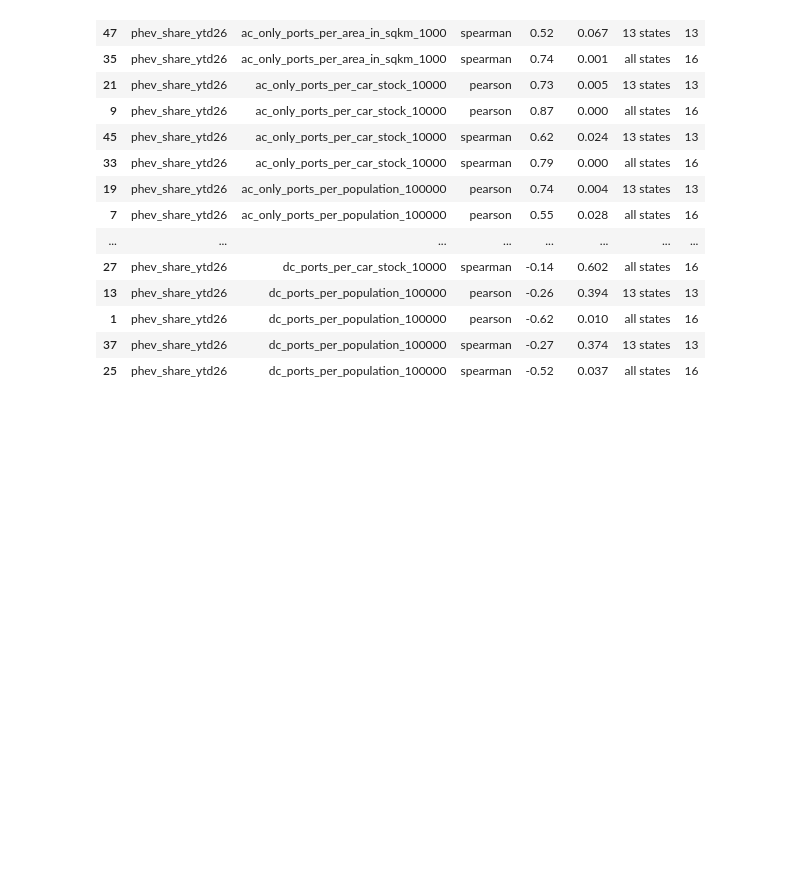
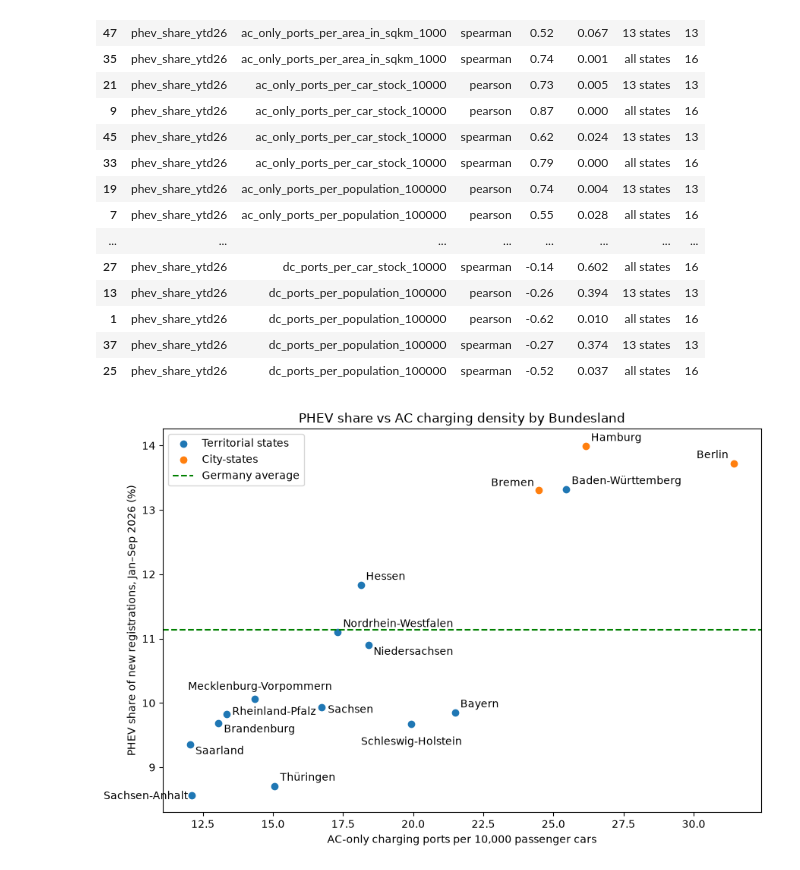
Before and after one commit to cankale/bmw-electric-vehicle-market-analysis, a Jupyter notebook: src/03_regional_analysis.ipynb, the cells around one changed output. Cells and saved outputs as stored; diff of their text form; code cells hidden in the pictures; blank space fills up the shorter version.

Commit message:
scatter plot addition to notebook 03

```diff
--- a/src/03_regional_analysis.ipynb
+++ b/src/03_regional_analysis.ipynb
@@ -350,3 +350,40 @@ display(
 | 1 | phev_share_ytd26 | dc_ports_per_population_100000 | pearson | -0.62 | 0.010 | all states | 16 |
 | 37 | phev_share_ytd26 | dc_ports_per_population_100000 | spearman | -0.27 | 0.374 | 13 states | 13 |
 | 25 | phev_share_ytd26 | dc_ports_per_population_100000 | spearman | -0.52 | 0.037 | all states | 16 |
+# %%
+fig, ax = plt.subplots(figsize=(9,6))
+
+city_mask = regional_merged['bundesland'].isin(['Berlin', 'Hamburg', 'Bremen'])
+
+ax.scatter(regional_merged[~city_mask]['ac_only_ports_per_car_stock_10000'], y=regional_merged[~city_mask]['phev_share_ytd26'], label='Territorial states')
+ax.scatter(regional_merged[city_mask]['ac_only_ports_per_car_stock_10000'], y=regional_merged[city_mask]['phev_share_ytd26'], label='City-states')
+label_positions = {
+    'Berlin': ((-5,5), 'right'),
+    'Bremen': ((-4,4), 'right'),
+    'Schleswig-Holstein': ((0,-20), 'center'),
+    'Sachsen-Anhalt': ((-4,-4), 'right'),
+    'Sachsen': ((6,-5), 'left'),
+    'Rheinland-Pfalz': ((5,-1), 'left'),
+    'Saarland': ((5,-9), 'left'),
+    'Niedersachsen': ((5,-9), 'left'),
+    'Mecklenburg-Vorpommern': ((5,9), 'center'),
+    'Brandenburg': ((5,-9), 'left')
+}
+for _, row in regional_merged.iterrows():
+    offset, ha = label_positions.get(row['bundesland'], ((5,5), 'left'))
+    ax.annotate(row['bundesland'],
+                (row['ac_only_ports_per_car_stock_10000'], row['phev_share_ytd26']),
+                xytext=offset, ha=ha,
+                textcoords='offset points')
+
+
+ax.axhline(national_phev_share, linestyle='--', label='Germany average', color='green')
+ax.set_xlabel("AC-only charging ports per 10,000 passenger cars")
+ax.set_ylabel("PHEV share of new registrations, Jan–Sep 2026 (%)")
+ax.set_title("PHEV share vs AC charging density by Bundesland")
+ax.legend()
+plt.tight_layout()
+fig.savefig('../reports/figures/phev_vs_ac_density.png', dpi=150, bbox_inches='tight')
+plt.show()
+# %% [output]
+[figure, added]
```
Also changed, not shown: 1 other file.
